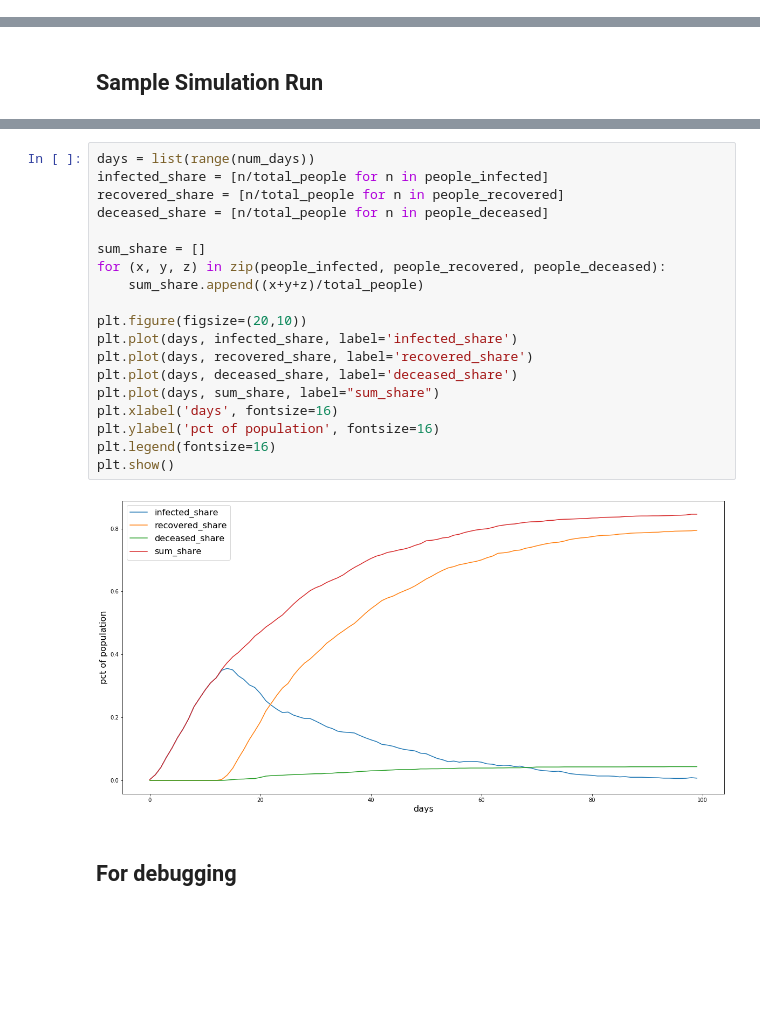
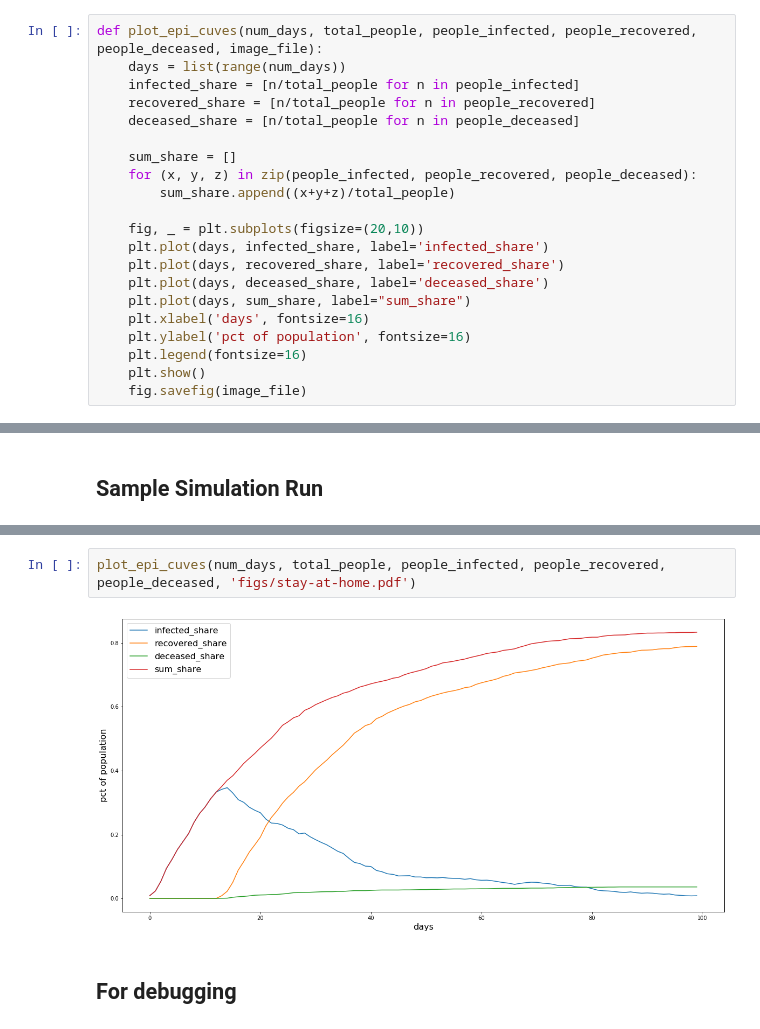
Before and after one commit to TheDigitalFrontier/contact-tracing-simulation, a Jupyter notebook: simulation/ContactTracingSimulation_v8.ipynb, the cells around one changed output, grey strips where cells are left out. Cells and saved outputs as stored; diff of their text form; blank space fills up the shorter version.

```diff
--- a/simulation/ContactTracingSimulation_v8.ipynb
+++ b/simulation/ContactTracingSimulation_v8.ipynb
@@ -402,0 +405,21 @@ def run_simulation(num_days, houses_n, houses_x, houses_y, landmarks_n, landmark
+# %%
+def plot_epi_cuves(num_days, total_people, people_infected, people_recovered, people_deceased, image_file):
+    days = list(range(num_days))
+    infected_share = [n/total_people for n in people_infected]
+    recovered_share = [n/total_people for n in people_recovered]
+    deceased_share = [n/total_people for n in people_deceased]
+
+    sum_share = []
+    for (x, y, z) in zip(people_infected, people_recovered, people_deceased):
+        sum_share.append((x+y+z)/total_people)
+
+    fig, _ = plt.subplots(figsize=(20,10))
+    plt.plot(days, infected_share, label='infected_share')
+    plt.plot(days, recovered_share, label='recovered_share')
+    plt.plot(days, deceased_share, label='deceased_share')
+    plt.plot(days, sum_share, label="sum_share")
+    plt.xlabel('days', fontsize=16)
+    plt.ylabel('pct of population', fontsize=16)
+    plt.legend(fontsize=16)
+    plt.show()
+    fig.savefig(image_file)
@@ -469,24 +508,7 @@ Wall time: 17.2 s
-# %%
-days = list(range(num_days))
-infected_share = [n/total_people for n in people_infected]
-recovered_share = [n/total_people for n in people_recovered]
-deceased_share = [n/total_people for n in people_deceased]
-
-sum_share = []
-for (x, y, z) in zip(people_infected, people_recovered, people_deceased):
-    sum_share.append((x+y+z)/total_people)
-
-plt.figure(figsize=(20,10))
-plt.plot(days, infected_share, label='infected_share')
-plt.plot(days, recovered_share, label='recovered_share')
-plt.plot(days, deceased_share, label='deceased_share')
-plt.plot(days, sum_share, label="sum_share")
-plt.xlabel('days', fontsize=16)
-plt.ylabel('pct of population', fontsize=16)
-plt.legend(fontsize=16)
-plt.show()
-# %% [output]
-[figure, removed]
+# %%
+plot_epi_cuves(num_days, total_people, people_infected, people_recovered, people_deceased, 'figs/stay-at-home.pdf')
+# %% [output]
+[figure, added]
 # %% [markdown]
 ## For debugging
 # %%
```
Also changed, not shown: parts of 19 cells of this notebook.
